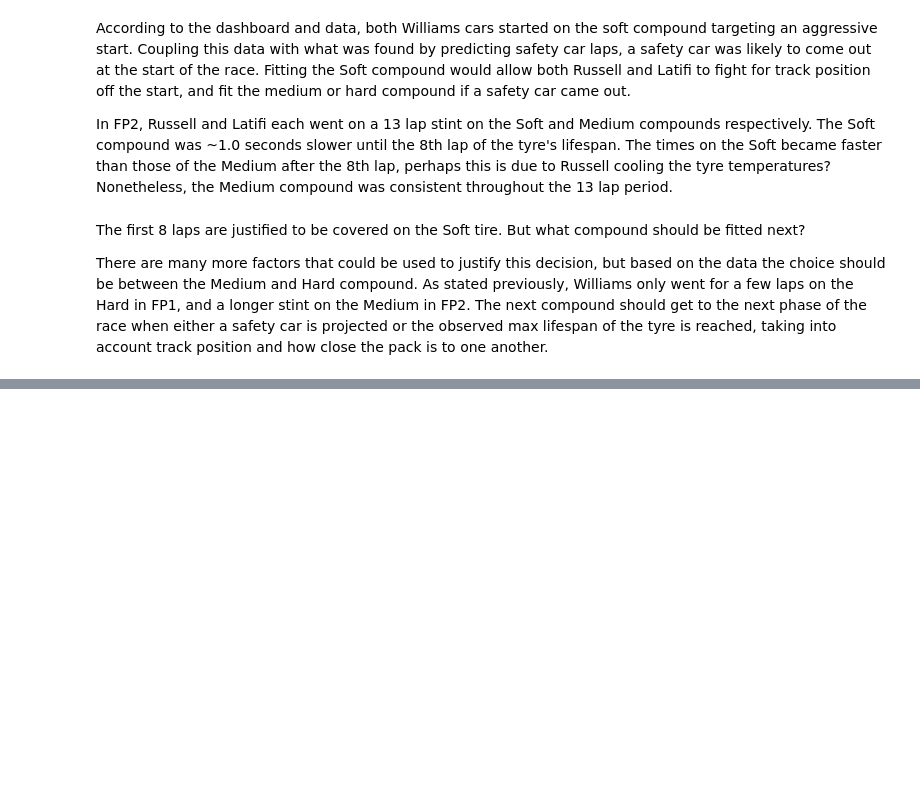
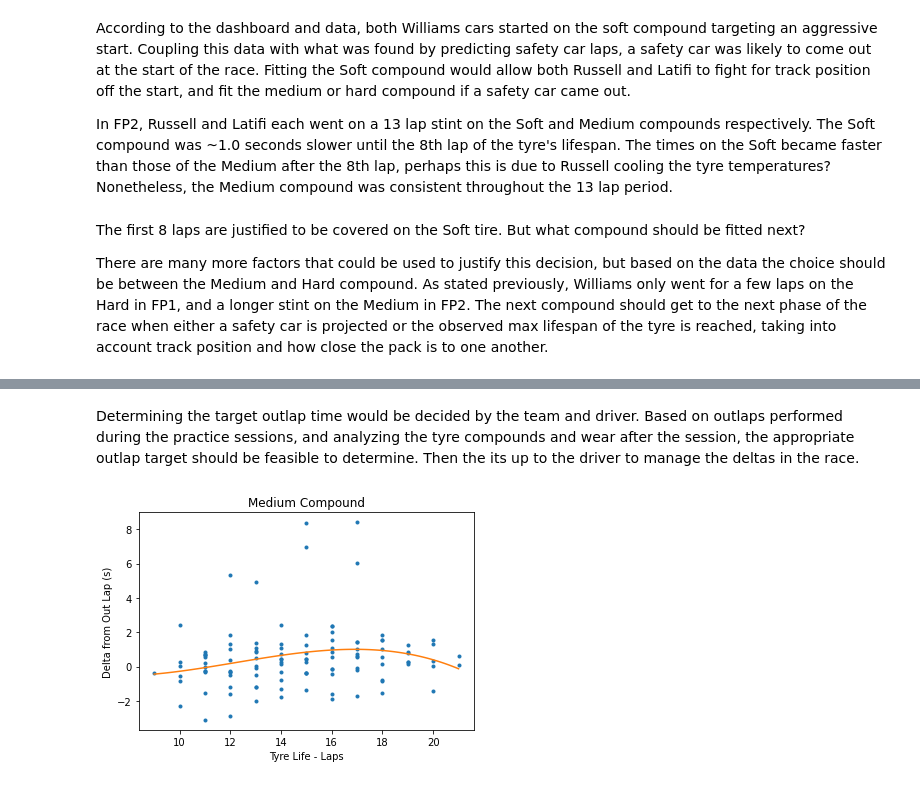
Before and after one commit to andrewdefante/andrew_repo, a Jupyter notebook: f1_pred/pred/Lap Time Predictor.ipynb, the cells around one changed output, grey strips where cells are left out. Saved outputs shown, nothing was run; the diff lists cells and outputs as text; code cells hidden in the pictures; blank space fills up the shorter version.

```diff
--- a/f1_pred/pred/Lap Time Predictor.ipynb
+++ b/f1_pred/pred/Lap Time Predictor.ipynb
@@ -185,0 +155,41 @@ Based on this preiction the Medium compound is faster by 0.1 seconds at lap 13 o
+# %%
+## Polynomial Regression
+pr_at = pd.read_csv('gp_2021_lap_sector_times_deltas.csv')
+pr_at = pr_at[pr_at["gp"] == 'Bahrain Grand Prix']
+pr_at = pr_at[pr_at["session"] == 'FP2']
+pr_at = pr_at[pr_at['track_clear'] == 'yes']
+pr_at = pr_at[pr_at['LapNumber'] > 12]
+pr_at = pr_at[pr_at.PitInTime.isnull()]
+pr_at = pr_at[pr_at.PitOutTime.isnull()]
+#pr_at = pr_at.dropna(subset=['PitInTime', 'PitOutTime'])
+
+pr_med = pr_at[pr_at['Compound'] == 'MEDIUM']
+pr_soft = pr_at[pr_at['Compound'] == 'SOFT']
+pr_hard = pr_at[pr_at['Compound'] == 'HARD']
+# %%
+pr_med = pr_med.dropna(subset=['TyreLife', 'OL_LapTime', 'OL_delta'])
+pr_soft = pr_soft.dropna(subset=['TyreLife', 'OL_LapTime', 'OL_delta'])
+pr_hard = pr_hard.dropna(subset=['TyreLife', 'OL_LapTime', 'OL_delta'])
+# %% [markdown]
+Determining the target outlap time would be decided by the team and driver. Based on outlaps performed during the practice sessions, and analyzing the tyre compounds and wear after the session, the appropriate outlap target should be feasible to determine. Then the its up to the driver to manage the deltas in the race.
+# %%
+#long stint on medium
+pr_med.head()
+X_med = pr_med["TyreLife"]
+y_med = pr_med["OL_delta"]
+
+x = X_med
+y = y_med
+# %%
+z = np.polyfit(x, y, 3)
+
+p = np.poly1d(z)
+
+xp = np.linspace(x.min(), x.max(), 100)
+plt.ylabel("Delta from Out Lap (s)")
+plt.xlabel("Tyre Life - Laps")
+plt.title("Medium Compound")
+plt.plot(x, y, '.', xp, p(xp), '-')
+plt.show()
+# %% [output]
+[figure, added]
```
Also changed, not shown: parts of 53 cells of this notebook.
